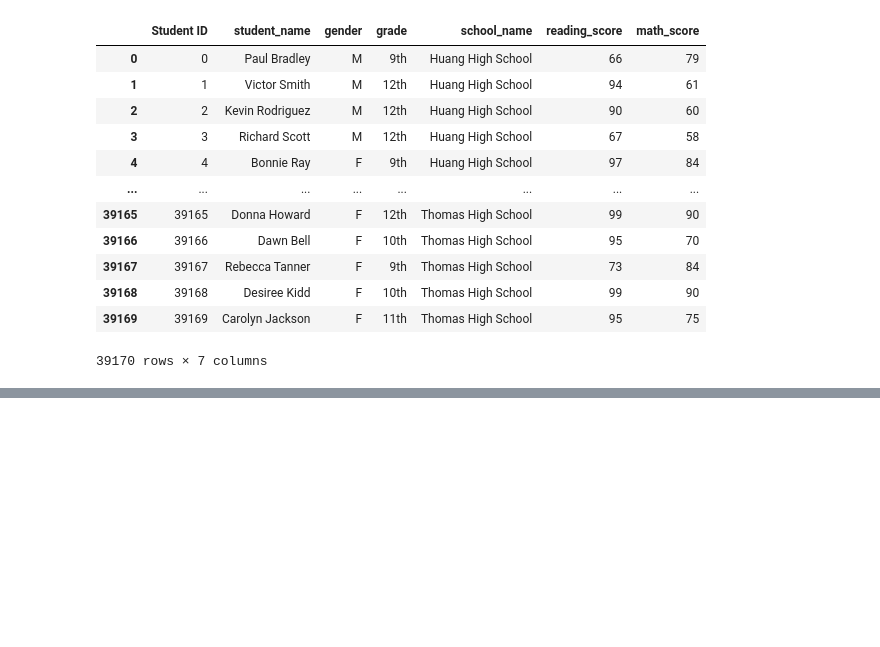
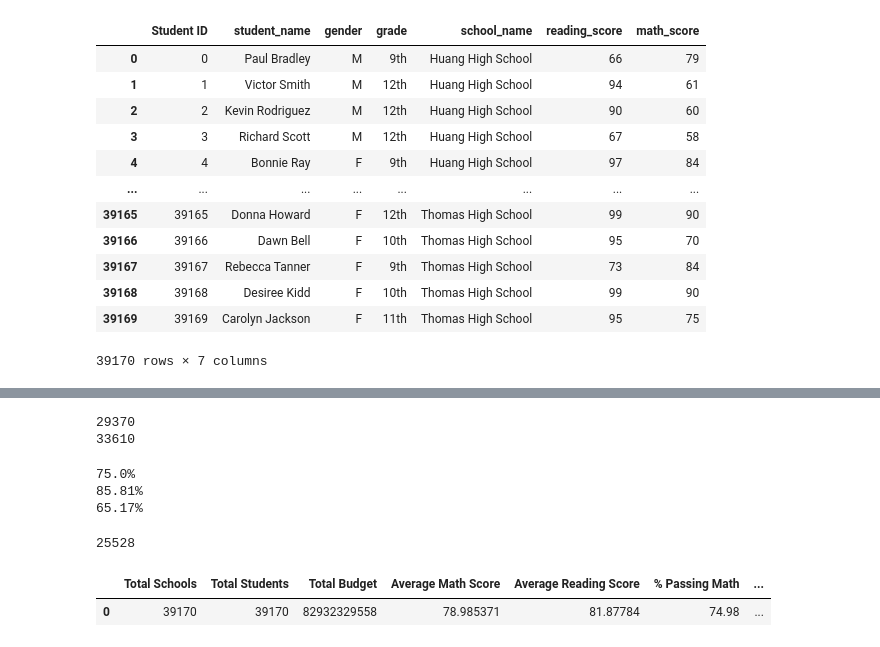
Before and after one commit to DeepaGheewala/School_District_Analysis, a Jupyter notebook: PyCitySchools.ipynb, the cells around one changed output, grey strips where cells are left out. Saved outputs shown, nothing was run; the diff lists cells and outputs as text; code cells hidden in the pictures; blank space fills up the shorter version.

Commit message:
disctrict summary complete

```diff
--- a/PyCitySchools.ipynb
+++ b/PyCitySchools.ipynb
@@ -108,0 +127,6 @@ student_data_df
+# %%
+passing_math = school_data_complete_df[school_data_complete_df["math_score"] >= 70]
+print(passing_math)
+
+passing_reading = school_data_complete_df[school_data_complete_df["reading_score"] >= 70]
+print(passing_reading)
@@ -108,0 +151,3 @@ student_data_df
+# %%
+passing_math_reading = school_data_complete_df[(school_data_complete_df["reading_score"] >= 70) & (school_data_complete_df["math_score"] >= 70)]
+print(passing_math_reading)
@@ -108,0 +172,64 @@ student_data_df
+# %%
+# Calculate the number of students passing math.
+passing_math_count = passing_math["student_name"].count()
+
+# Calculate the number of students passing reading.
+passing_reading_count = passing_reading["student_name"].count()
+
+overall_passing_math_reading_count = passing_math_reading["student_name"].count()
+print(passing_math_count)
+print(passing_reading_count)
+# %% [output]
+29370
+33610
+# %%
+school_count = school_data_complete_df["school_name"].count()
+student_count = school_data_complete_df["Student ID"].count()
+percentage_math = passing_math_count / float(student_count) * 100
+percentage_reading = passing_reading_count / float(student_count) * 100
+
+passing_math_percentage =round(percentage_math,2)
+passing_reading_percentage=round(percentage_reading,2)
+
+# Calculate the overall passing percentage.
+overall_passing_percentage = overall_passing_math_reading_count / student_count * 100
+overall_passing_percentage =round(overall_passing_percentage,2)
+
+
+print( "{:.1f}".format(percentage_math) + '%')
+
+print(str(passing_reading_percentage) + '%')
+
+
+print(str(overall_passing_percentage) + '%')
+# %% [output]
+75.0%
+85.81%
+65.17%
+# %%
+# Calculate the students who passed both math and reading.
+passing_math_reading = school_data_complete_df[(school_data_complete_df["math_score"] >= 70) & (school_data_complete_df["reading_score"] >= 70)]
+
+
+passing_math_reading.student_name.count()
+# %% [output]
+25528
+# %%
+total_budget = school_data_complete_df["budget"].sum()
+average_reading_score = school_data_complete_df["reading_score"].mean()
+average_math_score = school_data_complete_df["math_score"].mean()
+# %%
+# Adding a list of values with keys to create a new DataFrame.
+district_summary_df = pd.DataFrame(
+          [{"Total Schools": school_count,
+          "Total Students": student_count,
+          "Total Budget": total_budget,
+          "Average Math Score": average_math_score,
+          "Average Reading Score": average_reading_score,
+          "% Passing Math": passing_math_percentage,
+         "% Passing Reading": passing_reading_percentage,
+        "% Overall Passing": overall_passing_percentage}])
+district_summary_df
+# %% [output]
+|  | Total Schools | Total Students | Total Budget | Average Math Score | Average Reading Score | % Passing Math | ... |
+| 0 | 39170 | 39170 | 82932329558 | 78.985371 | 81.87784 | 74.98 | ... |
```
Also changed, not shown: parts of 10 cells of this notebook, 3 other files.
